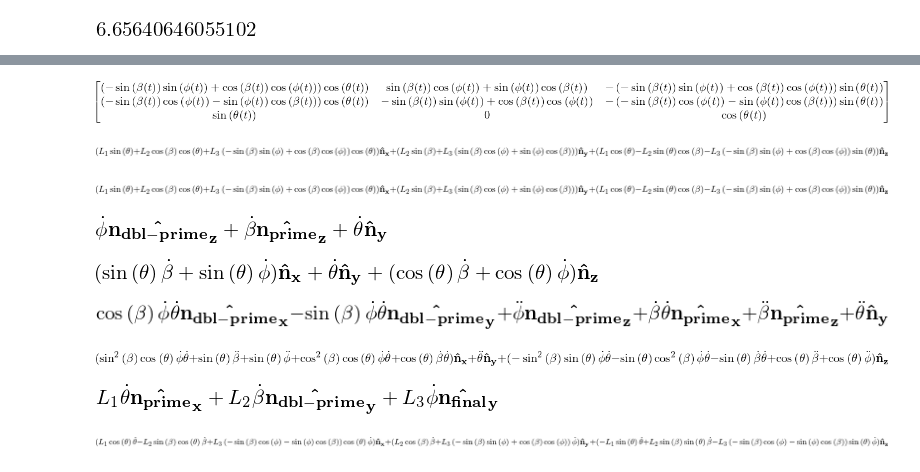
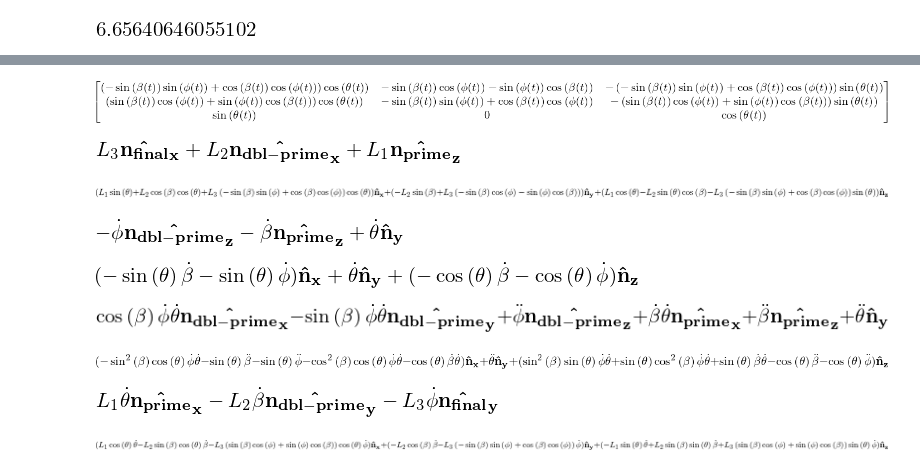
Before and after one commit to DocVaughan/MCHE513---Intermediate-Dynamics, a Jupyter notebook: MCHE513 - Mid-Term 1 - Fall 2015.ipynb, the cells around one changed output, grey strips where cells are left out. Drawn from its saved outputs; the diff is of its cells as text; code cells hidden in the pictures.

```diff
--- a/MCHE513 - Mid-Term 1 - Fall 2015.ipynb
+++ b/MCHE513 - Mid-Term 1 - Fall 2015.ipynb
@@ -106,48 +107,48 @@ theta_dot, beta_dot, phi_dot = dynamicsymbols('theta beta phi', 1)
 L1, L2, L3 = sympy.symbols('L_1 L_2 L_3')
 # %%
+# Define the fixed, Newtonian frame
 N = ReferenceFrame('N')
+
+
 N_prime = N.orientnew('N_{prime}', 'Axis', [theta, N.y])
-N_dbl_prime = N_prime.orientnew('N_{dbl-prime}', 'Axis', [beta, N_prime.z])
-N_final = N_dbl_prime.orientnew('N_{final}', 'Axis', [phi, N_dbl_prime.z])
+N_dbl_prime = N_prime.orientnew('N_{dbl-prime}', 'Axis', [-beta, N_prime.z])
+N_final = N_dbl_prime.orientnew('N_{final}', 'Axis', [-phi, N_dbl_prime.z])
 
 # We can also write rotation matrices
 # The rotation, or Direction Cosing Matrix (dcm), between the final set of axes and N
 N_final.dcm(N)
 # %% [output]
-[figure, old version]
+[figure, new version]
 # %%
 # Define the point O in the fixed frame
 O = Point('O')
 O.set_vel(N, 0 * N.x)
 
 # Define the other points
 # We can use the intermediate frames to do so
-A = O.locatenew('A', L1 * N_prime.z)
-B = A.locatenew('B', L2 * N_dbl_prime.x)
-C = B.locatenew('C', L3 * N_final.x)
+A = O.locatenew('A', L1 * N_prime.z)     # r_(A/O)
+B = A.locatenew('B', L2 * N_dbl_prime.x) # r_(B/A)
+C = B.locatenew('C', L3 * N_final.x)     # r_(C/B)
 
 # Sympy will calculate the position based on our points defined above
 C.pos_from(O)
-
-# Sympy can also express that position into a single frame
-C.pos_from(O).express(N)
 # %% [output]
-[figure, old version]
+[figure, new version]
 # %%
 # Sympy can also express that position into a single frame
-C.pos_from(O).express(N)
+C.pos_from(O).express(N) # r_(C/O) in fixed frame N
 # %% [output]
-[figure, old version]
+[figure, new version]
 # %%
 # Now, we can write the angular velocity
 N_final.ang_vel_in(N)
 # %% [output]
-[figure, old version]
+[figure, new version]
 # %%
 # We can also express the angular velocity in a single frame
 N_final.ang_vel_in(N).express(N)
 # %% [output]
-[figure, old version]
+[figure, new version]
 # %%
 # We can write the angular acceleration in a similar way
 N_final.ang_acc_in(N)
@@ -157,7 +158,7 @@ N_final.ang_acc_in(N)
 # We can also express it in a single frame
 N_final.ang_acc_in(N).express(N)
 # %% [output]
-[figure, old version]
+[figure, new version]
 # %%
 # We can also easily write the velocity of point C
 
@@ -172,7 +173,7 @@ B.set_vel(N_dbl_prime, B.v2pt_theory(A, N_prime, N_dbl_prime))
 # We use the .v2pt_theory() to calculate the compoent from the rotation of L3
 C.v2pt_theory(B, N_dbl_prime, N_final)
 # %% [output]
-[figure, old version]
+[figure, new version]
 # %%
 # This vector can be expressed in the fixed reference frame N
 C.v2pt_theory(B, N_dbl_prime, N_final).express(N)
```
Also changed, not shown: parts of 1 cell of this notebook, 6 other files.
